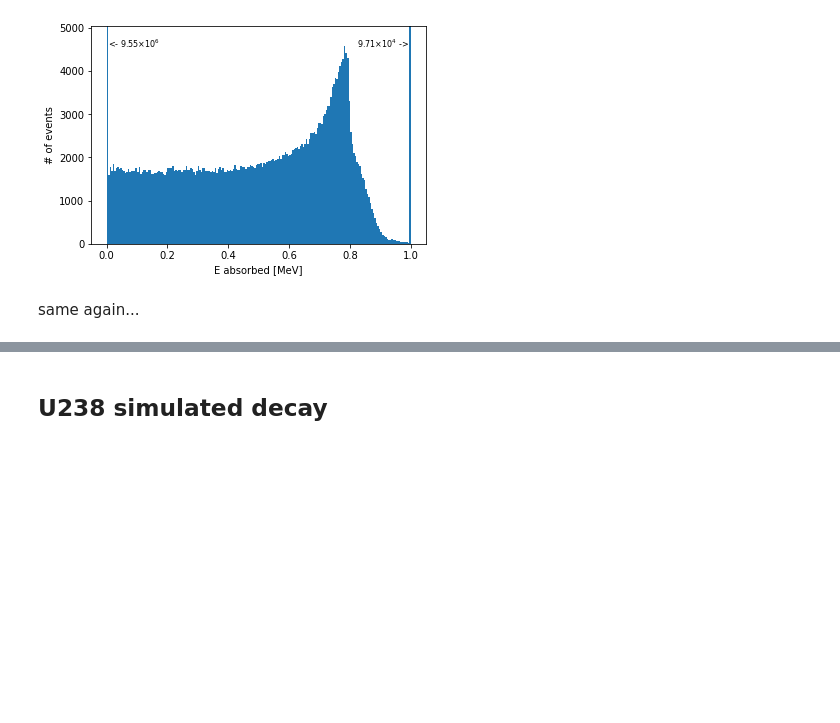
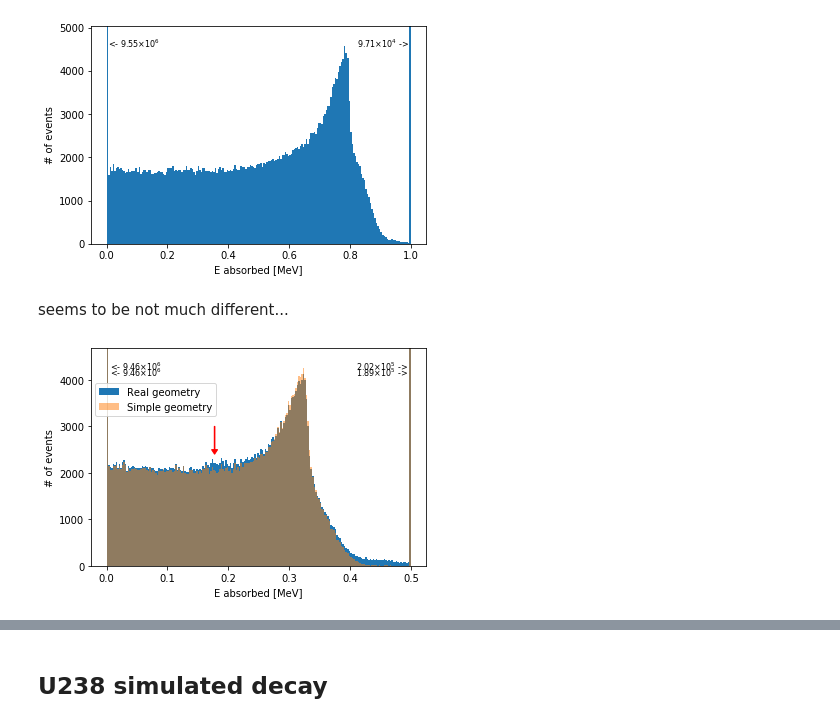
Before and after one commit to Balazzs/HPGECalorimeter, a Jupyter notebook: Analysis.ipynb, the cells around one changed output, grey strips where cells are left out. Cells and saved outputs as stored; diff of their text form; code cells hidden in the pictures; blank space fills up the shorter version.

```diff
--- a/Analysis.ipynb
+++ b/Analysis.ipynb
@@ -444,5 +474,26 @@ data_mono_real_geom = read_with_angle("data/real_geom_monoenergetic_1MeV_5cm/")
 SimpleHistogram(data_mono_real_geom["Energy"])
 # %% [output]
 [figure]
-# %% [markdown]
-same again...
+# %% [markdown]
+seems to be not much different...
+# %%
+data_mono_real_geom_500keV   = read_with_angle("data/real_geom_monoenergetic_500keV_5cm/", num_threads=8)
+data_mono_simple_geom_500keV = read_with_angle("data/simple_geom_monoenergetic_500keV_5cm/", num_threads=8)
+# %%
+SimpleHistogram (data_mono_real_geom_500keV["Energy"],   label="Real geometry")
+SimpleHistogram (data_mono_simple_geom_500keV["Energy"], label="Simple geometry", alpha=0.5)
+
+#get max pos / compton edge pos of simple geom
+vals, bins = np.histogram(data_mono_simple_geom_500keV["Energy"], bins=200)
+max_pos = bins[np.argmax(vals[1:-1])+1]
+#expected backscatter around photopeak - max pos; always ~200keV
+exp_pos = 0.5 - max_pos
+
+#draw arrow at expected backscatter peak
+plt.arrow(exp_pos, 3000, 0, -500, head_width=0.01, head_length=100, color="red")
+
+plt.legend(loc=(0.01, 0.69))
+
+plt.savefig("figures/mono_simple_vs_real_geom_hists.svg", bbox_inches="tight")
+# %% [output]
+[figure, added]
```
Also changed, not shown: parts of 7 cells of this notebook, 23 other files.
